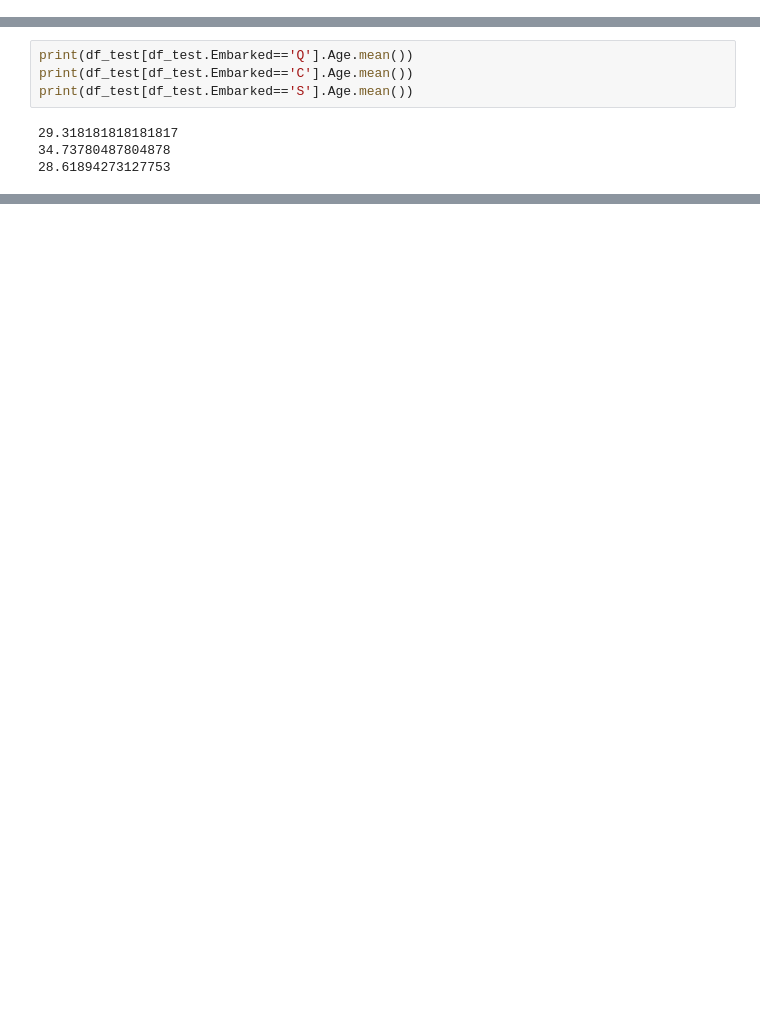
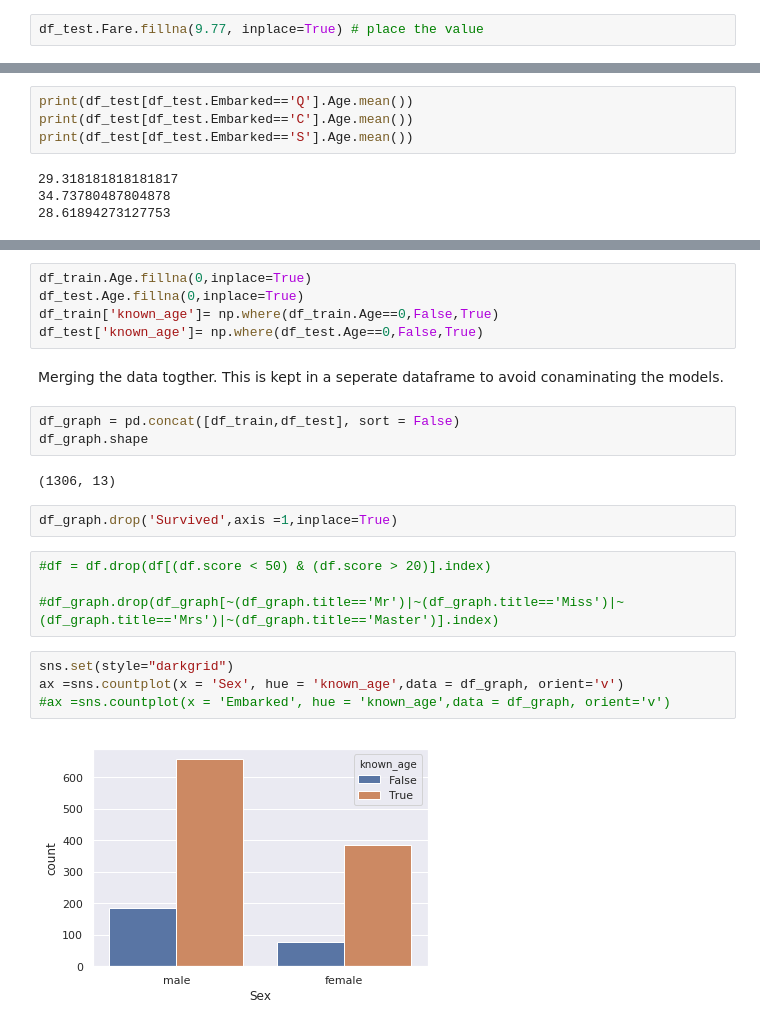
Before and after one commit to satrojan/Titanic, a Jupyter notebook: Titanic.ipynb, the cells around one changed output, grey strips where cells are left out. Cells and saved outputs as stored; diff of their text form; blank space fills up the shorter version.

```diff
--- a/Titanic.ipynb
+++ b/Titanic.ipynb
@@ -100,3 +128,5 @@ df_train.dropna(subset=['Embarked'],inplace=True)
+# %%
+df_test.Fare.fillna(9.77, inplace=True) # place the value
 # %% [markdown]
 The problem with the Cabin column is the opposite. Only 19% of the data is valid in the test dataframe and 23% is valid in the train dataframe. The solution here is to drop the entire column.
 # %%
@@ -176,0 +209,24 @@ AttributeError: 'Series' object has no attribute 'isnan'
+# %%
+df_train.Age.fillna(0,inplace=True)
+df_test.Age.fillna(0,inplace=True)
+df_train['known_age']= np.where(df_train.Age==0,False,True)
+df_test['known_age']= np.where(df_test.Age==0,False,True)
+# %% [markdown]
+Merging the data togther. This is kept in a seperate dataframe to avoid conaminating the models.
+# %%
+df_graph = pd.concat([df_train,df_test], sort = False)
+df_graph.shape
+# %% [output]
+(1306, 13)
+# %%
+df_graph.drop('Survived',axis =1,inplace=True)
+# %%
+#df = df.drop(df[(df.score < 50) & (df.score > 20)].index)
+
+#df_graph.drop(df_graph[~(df_graph.title=='Mr')|~(df_graph.title=='Miss')|~(df_graph.title=='Mrs')|~(df_graph.title=='Master')].index)
+# %%
+sns.set(style="darkgrid")
+ax =sns.countplot(x = 'Sex', hue = 'known_age',data = df_graph, orient='v')
+#ax =sns.countplot(x = 'Embarked', hue = 'known_age',data = df_graph, orient='v')
+# %% [output]
+[figure, added]
```
Also changed, not shown: parts of 111 cells of this notebook, 3 other files.
